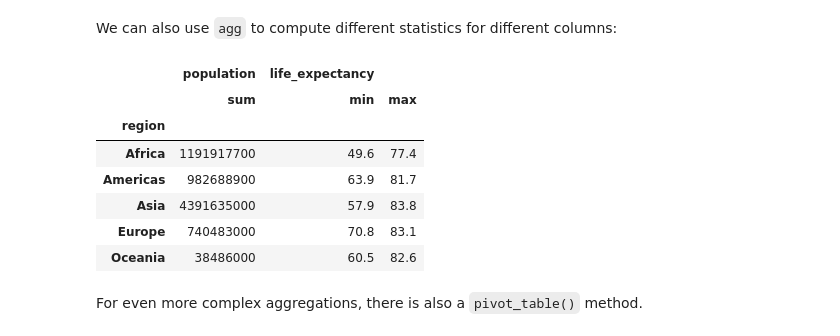
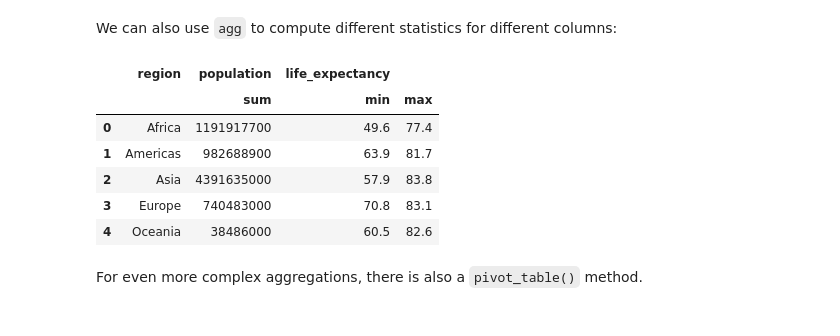
Before and after one commit to jenfly/datajam-python, a Jupyter notebook: 1-pandas.ipynb, the cells around one changed output. Cells and saved outputs as stored; diff of their text form; code cells hidden in the pictures.

```diff
--- a/1-pandas.ipynb
+++ b/1-pandas.ipynb
@@ -730,16 +760,15 @@ We can also use `agg` to compute different statistics for different columns:
 # %%
 agg_dict = {'population' : 'sum',
             'life_expectancy' : ['min', 'max']}
-world_2015.groupby('region').agg(agg_dict)
+world_2015.groupby('region', as_index=False).agg(agg_dict)
 # %% [output]
-|  | population | life_expectancy |  |
-|  | sum | min | max |
-| region |  |  |  |
-| Africa | 1191917700 | 49.6 | 77.4 |
-| Americas | 982688900 | 63.9 | 81.7 |
-| Asia | 4391635000 | 57.9 | 83.8 |
-| Europe | 740483000 | 70.8 | 83.1 |
-| Oceania | 38486000 | 60.5 | 82.6 |
+|  | region | population | life_expectancy |  |
+|  |  | sum | min | max |
+| 0 | Africa | 1191917700 | 49.6 | 77.4 |
+| 1 | Americas | 982688900 | 63.9 | 81.7 |
+| 2 | Asia | 4391635000 | 57.9 | 83.8 |
+| 3 | Europe | 740483000 | 70.8 | 83.1 |
+| 4 | Oceania | 38486000 | 60.5 | 82.6 |
 # %% [markdown]
 For even more complex aggregations, there is also a `pivot_table()` method.
 # %% [markdown]
```
Also changed, not shown: parts of 13 cells of this notebook.
